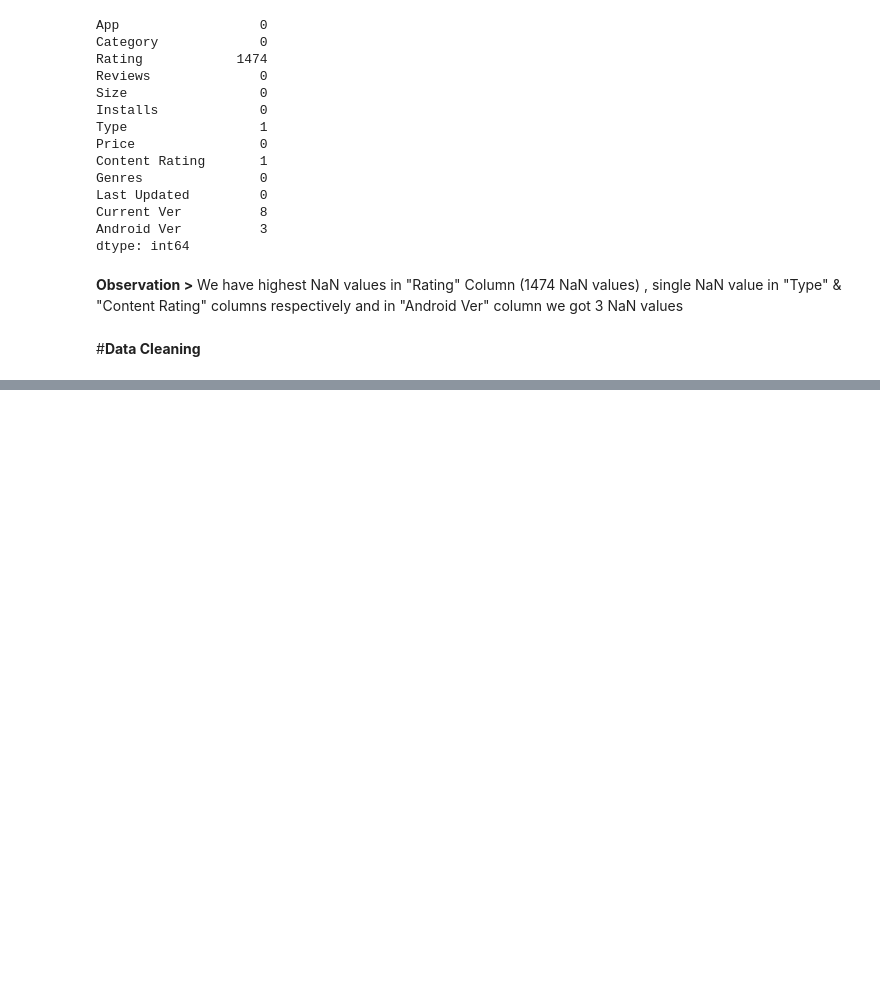
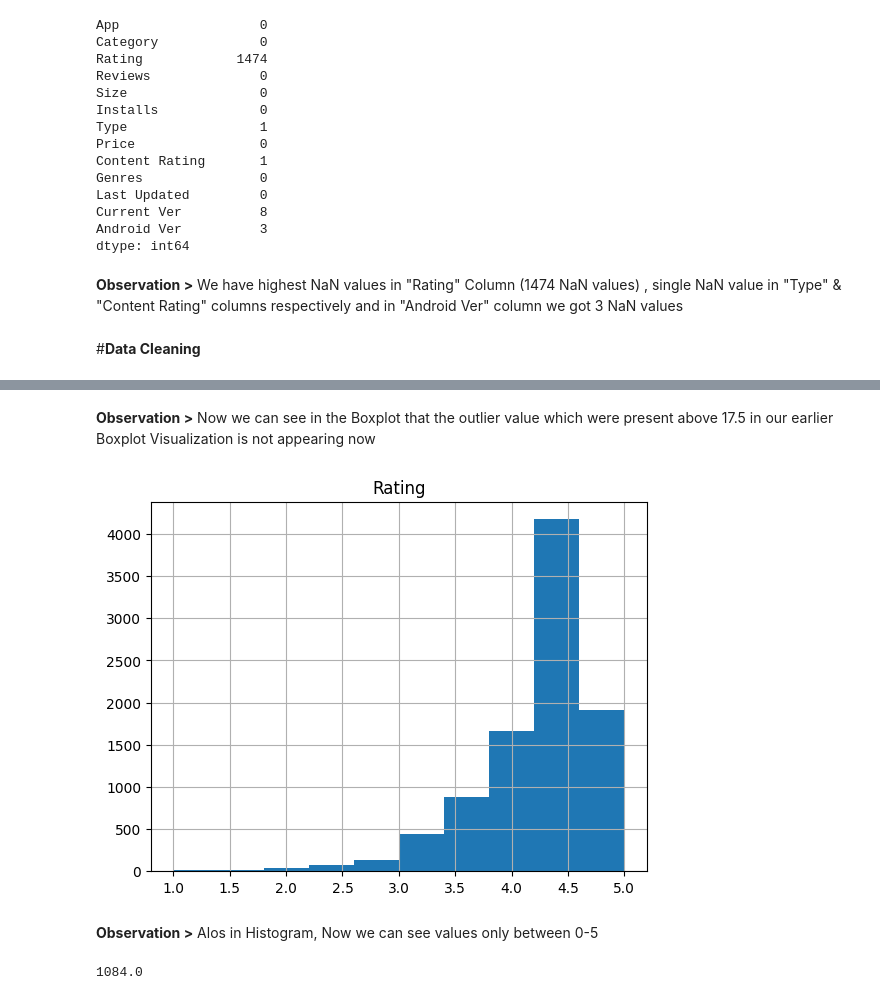
Before and after one commit to Harshalkumar96/Play_Store_App_Review_EDA_Project, a Jupyter notebook: Google_App_Rating_EDA_Project.ipynb, the cells around one changed output, grey strips where cells are left out. Cells and saved outputs as stored; diff of their text form; code cells hidden in the pictures; blank space fills up the shorter version.

```diff
--- a/Google_App_Rating_EDA_Project.ipynb
+++ b/Google_App_Rating_EDA_Project.ipynb
@@ -158,0 +191,15 @@ dtype: int64
+# %% [markdown]
+**Observation >** Now we can see in the Boxplot that the outlier value which were present above 17.5 in our earlier Boxplot Visualization is not appearing now
+# %%
+df.hist();
+# %% [output]
+[figure, added]
+# %% [markdown]
+**Observation >** Alos in Histogram, Now we can see values only between 0-5
+# %%
+# Now we are finding the columns which are 90% empty (10% filled column)
+
+x = len(df) * (10/100)                         #we r storing count of 10% rows in variable here
+x
+# %% [output]
+1084.0
```
Also changed, not shown: parts of 15 cells of this notebook.
